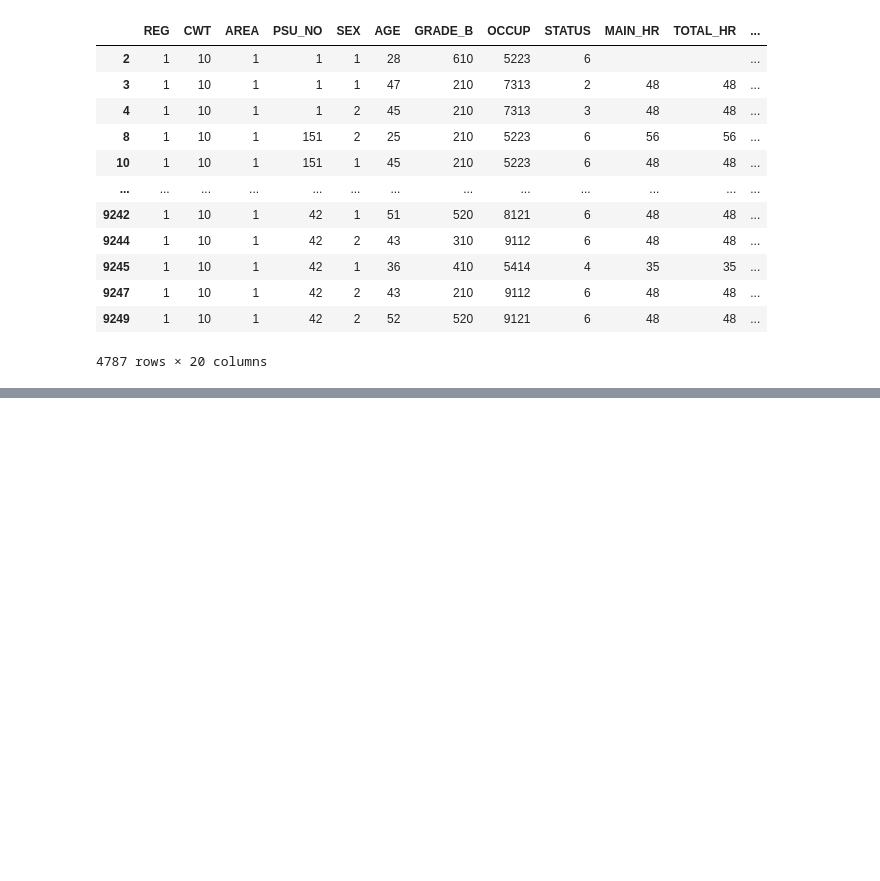
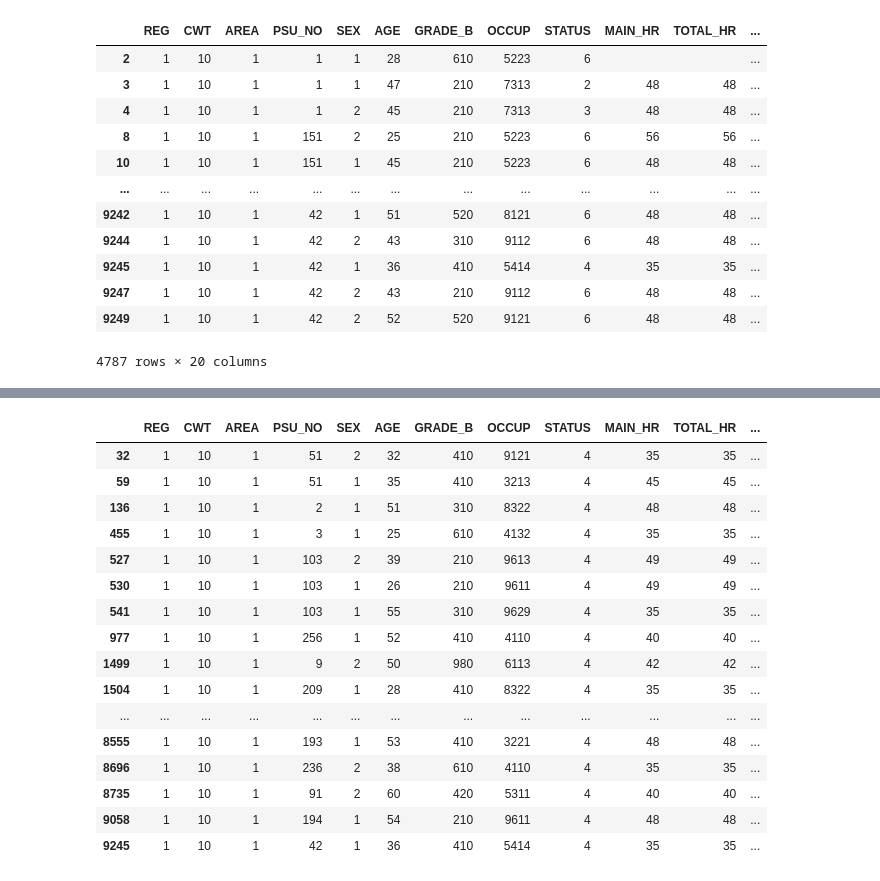
Before and after one commit to 623020514-5/stat-Ubon, a Jupyter notebook: P_try.ipynb, the cells around one changed output, grey strips where cells are left out. Saved outputs shown, nothing was run; the diff lists cells and outputs as text; code cells hidden in the pictures; blank space fills up the shorter version.

```diff
--- a/P_try.ipynb
+++ b/P_try.ipynb
@@ -79,0 +97,21 @@ data_REG
+# %%
+data_WORKSTA_formal2 = data_REG[data_REG.WORK_STA == '4']
+data_WORKSTA_formal2
+# %% [output]
+|  | REG | CWT | AREA | PSU_NO | SEX | AGE | GRADE_B | OCCUP | STATUS | MAIN_HR | TOTAL_HR | ... |
+| 32 | 1 | 10 | 1 | 51 | 2 | 32 | 410 | 9121 | 4 | 35 | 35 | ... |
+| 59 | 1 | 10 | 1 | 51 | 1 | 35 | 410 | 3213 | 4 | 45 | 45 | ... |
+| 136 | 1 | 10 | 1 | 2 | 1 | 51 | 310 | 8322 | 4 | 48 | 48 | ... |
+| 455 | 1 | 10 | 1 | 3 | 1 | 25 | 610 | 4132 | 4 | 35 | 35 | ... |
+| 527 | 1 | 10 | 1 | 103 | 2 | 39 | 210 | 9613 | 4 | 49 | 49 | ... |
+| 530 | 1 | 10 | 1 | 103 | 1 | 26 | 210 | 9611 | 4 | 49 | 49 | ... |
+| 541 | 1 | 10 | 1 | 103 | 1 | 55 | 310 | 9629 | 4 | 35 | 35 | ... |
+| 977 | 1 | 10 | 1 | 256 | 1 | 52 | 410 | 4110 | 4 | 40 | 40 | ... |
+| 1499 | 1 | 10 | 1 | 9 | 2 | 50 | 980 | 6113 | 4 | 42 | 42 | ... |
+| 1504 | 1 | 10 | 1 | 209 | 1 | 28 | 410 | 8322 | 4 | 35 | 35 | ... |
+| ... | ... | ... | ... | ... | ... | ... | ... | ... | ... | ... | ... | ... |
+| 8555 | 1 | 10 | 1 | 193 | 1 | 53 | 410 | 3221 | 4 | 48 | 48 | ... |
+| 8696 | 1 | 10 | 1 | 236 | 2 | 38 | 610 | 4110 | 4 | 35 | 35 | ... |
+| 8735 | 1 | 10 | 1 | 91 | 2 | 60 | 420 | 5311 | 4 | 40 | 40 | ... |
+| 9058 | 1 | 10 | 1 | 194 | 1 | 54 | 210 | 9611 | 4 | 48 | 48 | ... |
+| 9245 | 1 | 10 | 1 | 42 | 1 | 36 | 410 | 5414 | 4 | 35 | 35 | ... |
```
Also changed, not shown: parts of 2 cells of this notebook.
